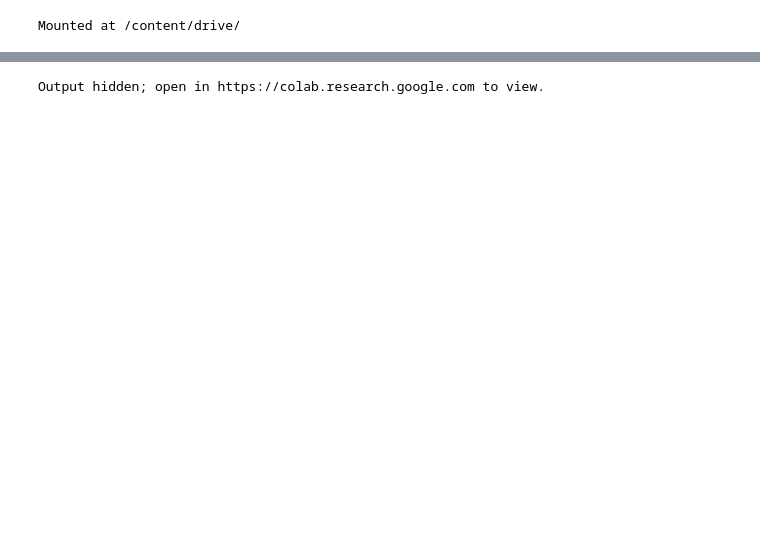
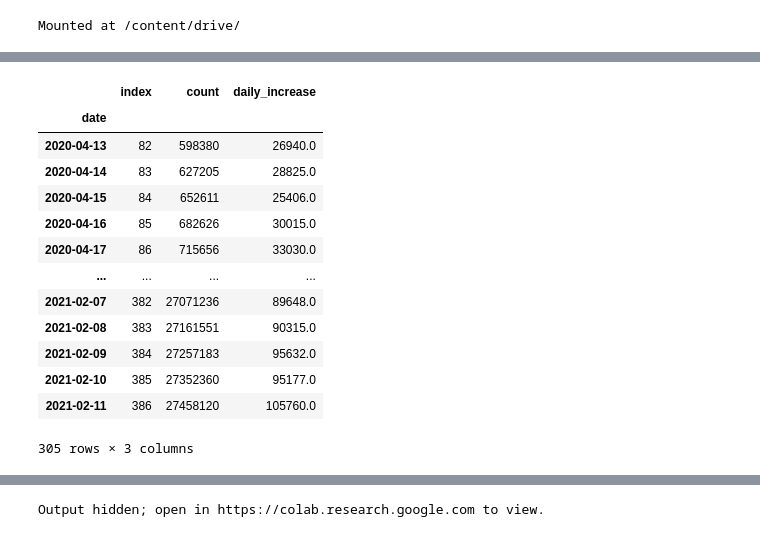
Before and after one commit to KrinceLiu/CMPT733_final_poject, a Jupyter notebook: Covid-19_visualization.ipynb, the cells around one changed output, grey strips where cells are left out. Saved outputs shown, nothing was run; the diff lists cells and outputs as text; code cells hidden in the pictures; blank space fills up the shorter version.

```diff
--- a/Covid-19_visualization.ipynb
+++ b/Covid-19_visualization.ipynb
@@ -61,0 +66,24 @@ daily_global
+# %%
+confirmed_global = pd.read_csv('https://raw.githubusercontent.com/CSSEGISandData/COVID-19/master/csse_covid_19_data/csse_covid_19_time_series/time_series_covid19_confirmed_global.csv')
+us_covid19 = confirmed_global.loc[confirmed_global["Country/Region"]=="US"]
+us_covid19 = us_covid19[us_covid19.columns[4:]].melt(var_name="date", value_name="count")
+us_covid19["date"] = us_covid19["date"].apply(lambda row: datetime.strptime(row, '%m/%d/%y'))
+us_covid19["daily_increase"] = us_covid19.set_index('date').diff().reset_index()["count"]
+us_covid19_daily = us_covid19[(us_covid19["date"] > '2020-4-12') & (us_covid19["date"] < '2021-2-12')].reset_index()
+us_covid19_daily = us_covid19_daily.set_index("date")
+us_covid19_daily
+# %% [output]
+|  | index | count | daily_increase |
+| date |  |  |  |
+| 2020-04-13 | 82 | 598380 | 26940.0 |
+| 2020-04-14 | 83 | 627205 | 28825.0 |
+| 2020-04-15 | 84 | 652611 | 25406.0 |
+| 2020-04-16 | 85 | 682626 | 30015.0 |
+| 2020-04-17 | 86 | 715656 | 33030.0 |
+| ... | ... | ... | ... |
+| 2021-02-07 | 382 | 27071236 | 89648.0 |
+| 2021-02-08 | 383 | 27161551 | 90315.0 |
+| 2021-02-09 | 384 | 27257183 | 95632.0 |
+| 2021-02-10 | 385 | 27352360 | 95177.0 |
+| 2021-02-11 | 386 | 27458120 | 105760.0 |
+305 rows × 3 columns
```
Also changed, not shown: parts of 5 cells of this notebook, 1 other file.
